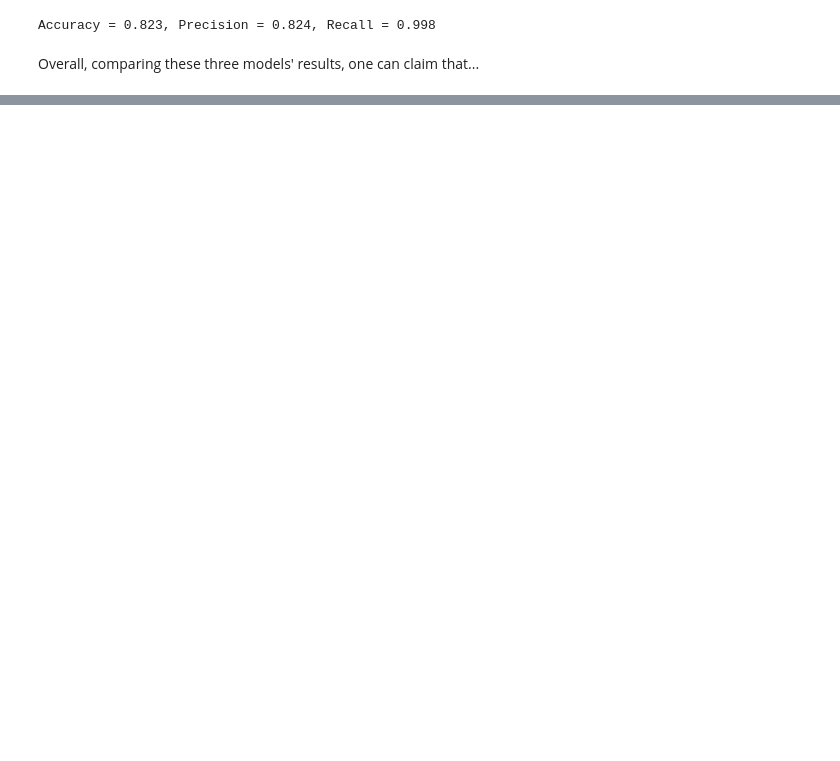
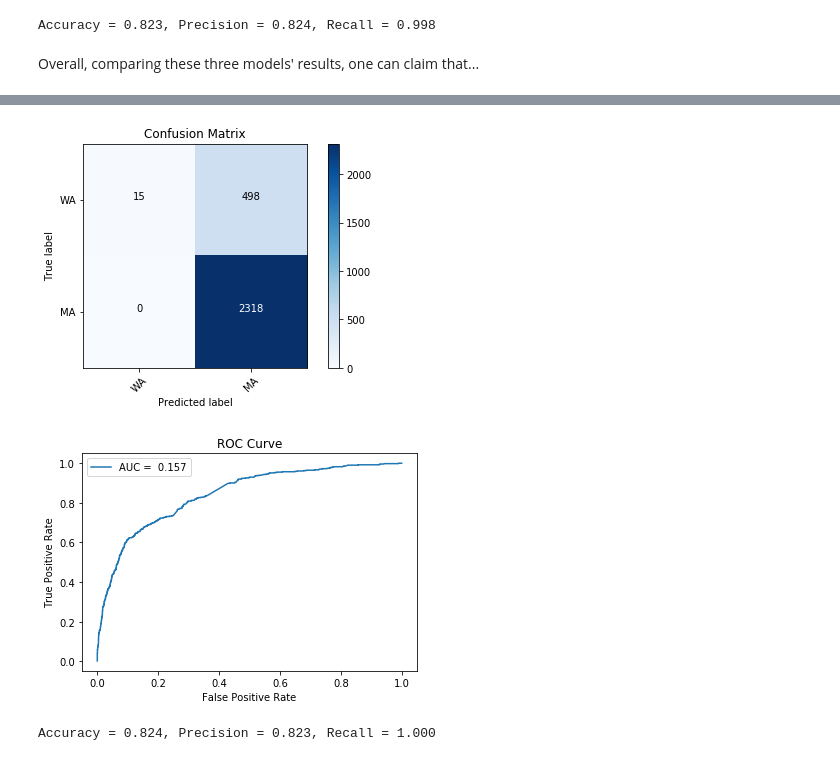
Before and after one commit to jdhurwitz/UCLA-EE219, a Jupyter notebook: Project5/Project 5 - Popularity Prediction on Twitter.ipynb, the cells around one changed output, grey strips where cells are left out. Drawn from its saved outputs; the diff is of its cells as text; code cells hidden in the pictures; blank space fills up the shorter version.

```diff
--- a/Project5/Project 5 - Popularity Prediction on Twitter.ipynb
+++ b/Project5/Project 5 - Popularity Prediction on Twitter.ipynb
@@ -639,0 +656,15 @@ Overall, comparing these three models' results, one can claim that...
+# %%
+data_dir = '/Volumes/TOCOMBINE/tweet_data' # MAKE SURE TO CHANGE THIS TO WHERE EVER YOUR DATA IS.
+# The total data size is ~14gb which is too large to be committed into github
+
+# Puts data into dict
+hashtags = ['gopatriots']
+data = {}
+for hashtag in hashtags:
+    file_name = data_dir + '/tweets_#' + hashtag + '.txt'
+    with open(file_name, 'r') as f:
+        tweets = []
+        for i, l in enumerate(f):
+            tweet = json.loads(l)
+            tweets.append(tweet)
+        data[hashtag] = tweets
@@ -639,0 +712,10 @@ Overall, comparing these three models' results, one can claim that...
+# %%
+logistic = linear_model.LogisticRegression()
+logistic.fit(X, y)
+y_pred = logistic.predict(X)
+y_pred_prob = logistic.predict_proba(X)
+show_stats(y, y_pred, y_pred_prob)
+# %% [output]
+[figure, added]
+[figure, added]
+Accuracy = 0.824, Precision = 0.823, Recall = 1.000
```
Also changed, not shown: parts of 9 cells of this notebook.
